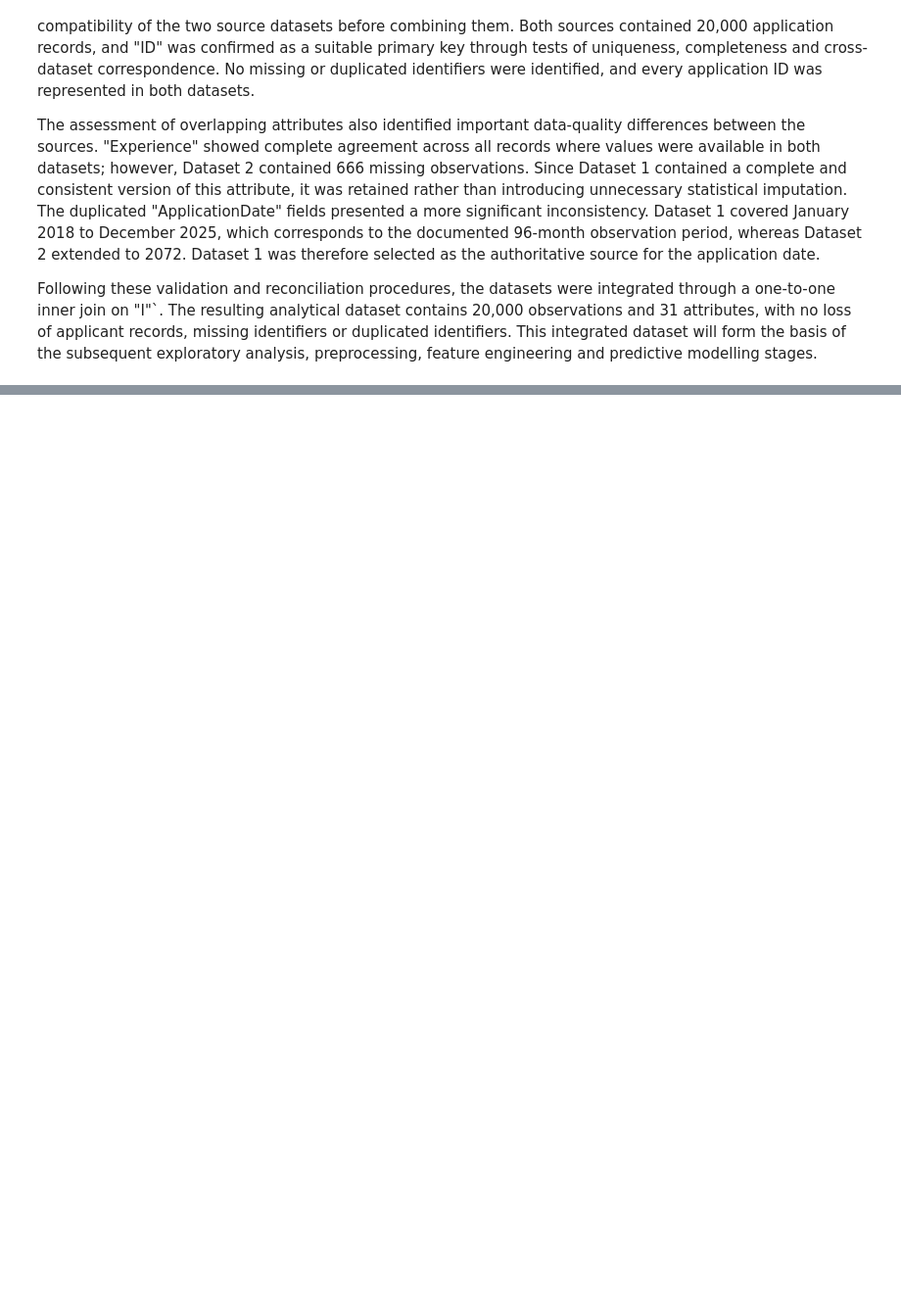
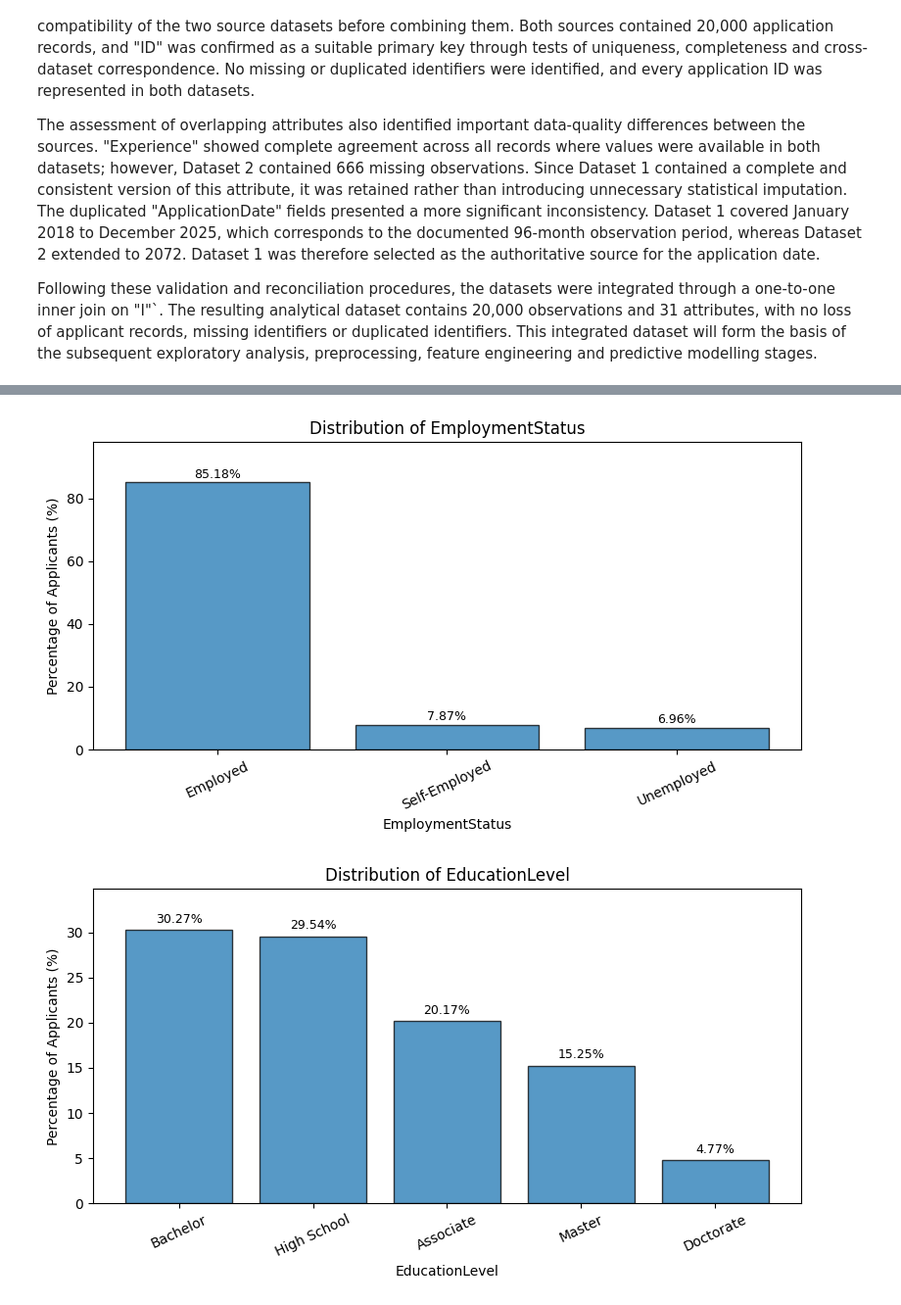
Before and after one commit to vojini/loan-approval-analytics, a Jupyter notebook: notebooks/loan_approval_analysis.ipynb, the cells around one changed output, grey strips where cells are left out. Shown at 98% size. Cells and saved outputs as stored; diff of their text form; code cells hidden in the pictures; blank space fills up the shorter version.

```diff
--- a/notebooks/loan_approval_analysis.ipynb
+++ b/notebooks/loan_approval_analysis.ipynb
@@ -546,0 +4065,67 @@ Following these validation and reconciliation procedures, the datasets were inte
+# %%
+# ============================================================
+# 2.45 Univariate Visual Analysis of Categorical Attributes
+# ============================================================
+
+import matplotlib.pyplot as plt
+
+categorical_visual_features = [
+    "EmploymentStatus",
+    "EducationLevel",
+    "MaritalStatus",
+    "HomeOwnershipStatus",
+    "LoanPurpose"
+]
+
+for feature in categorical_visual_features:
+
+    # Convert missing observations to an explicit display label
+    plot_data = (
+        loan_data[feature]
+        .fillna("Missing")
+        .value_counts(normalize=True)
+        .mul(100)
+        .sort_values(ascending=False)
+    )
+
+    fig, ax = plt.subplots(figsize=(8, 4.5))
+
+    bars = ax.bar(
+        plot_data.index.astype(str),
+        plot_data.values,
+        edgecolor="black",
+        alpha=0.75
+    )
+
+    # Add percentage labels above bars
+    for bar, percentage in zip(bars, plot_data.values):
+        ax.text(
+            bar.get_x() + bar.get_width() / 2,
+            bar.get_height() + 0.5,
+            f"{percentage:.2f}%",
+            ha="center",
+            va="bottom",
+            fontsize=9
+        )
+
+    ax.set_title(f"Distribution of {feature}")
+    ax.set_xlabel(feature)
+    ax.set_ylabel("Percentage of Applicants (%)")
+
+    # Start percentage scale at zero
+    ax.set_ylim(
+        0,
+        max(plot_data.values) * 1.15
+    )
+
+    # Improve readability for longer category labels
+    ax.tick_params(
+        axis="x",
+        rotation=25
+    )
+
+    plt.tight_layout()
+    plt.show()
+# %% [output]
+[figure, added]
+[figure, added]
```
Also changed, not shown: parts of 189 cells of this notebook, 12 other files.
